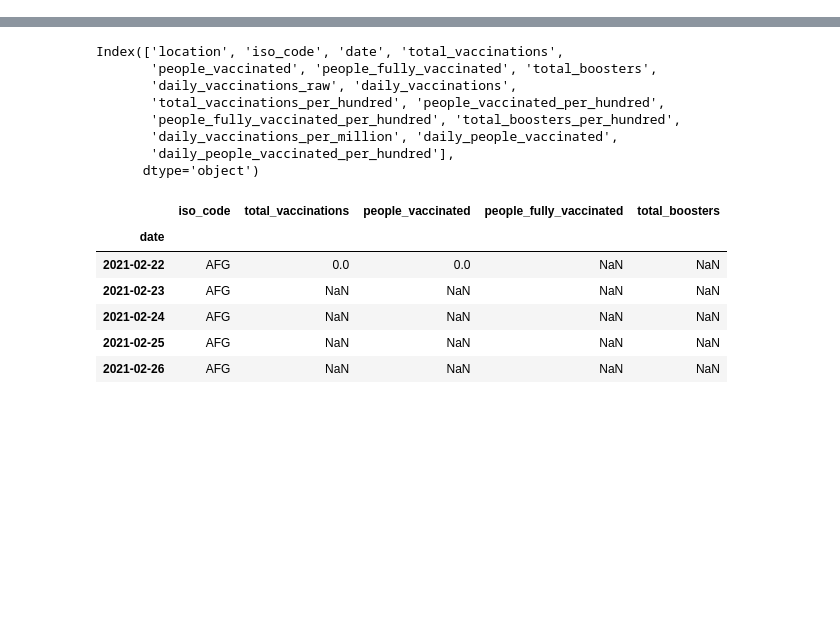
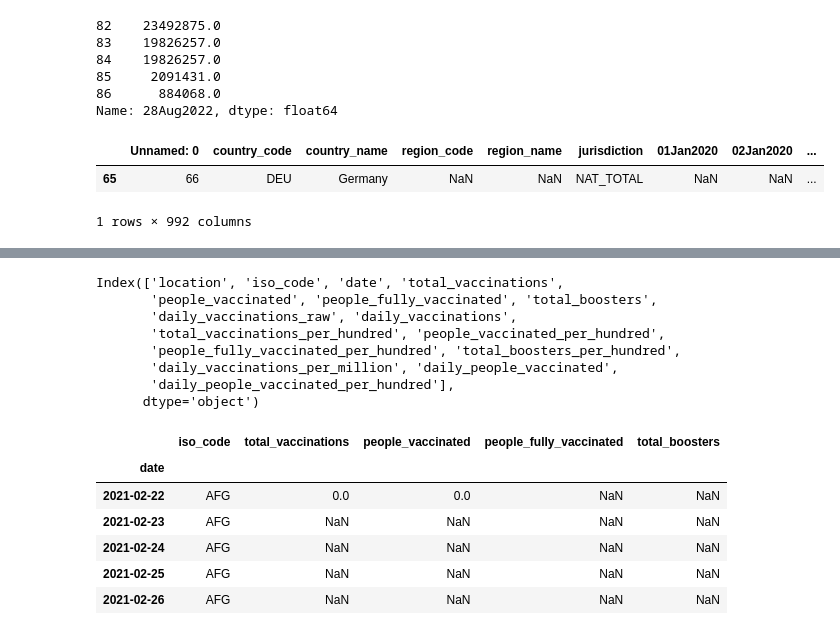
Before and after one commit to tekadata/covid_time_series_prediction, a Jupyter notebook: notebooks/Data_ready_for_all_countries_sumedha.ipynb, the cells around one changed output, grey strips where cells are left out. Drawn from its saved outputs; the diff is of its cells as text; code cells hidden in the pictures; blank space fills up the shorter version.

```diff
--- a/notebooks/Data_ready_for_all_countries_sumedha.ipynb
+++ b/notebooks/Data_ready_for_all_countries_sumedha.ipynb
@@ -99,4 +99,19 @@ df_h8_raw = pd.read_csv(url_h8)
 # Data Frame target
 df_cases_raw = pd.read_csv(url_cases)
 df_deaths_raw = pd.read_csv(url_deaths)
+# %%
+df_cases_raw[df_cases_raw['country_code']=='GBR']['28Aug2022']
+# %% [output]
+82    23492875.0
+83    19826257.0
+84    19826257.0
+85     2091431.0
+86      884068.0
+Name: 28Aug2022, dtype: float64
+# %%
+df_cases_raw[df_cases_raw['country_name']=='Germany']
+# %% [output]
+|  | Unnamed: 0 | country_code | country_name | region_code | region_name | jurisdiction | 01Jan2020 | 02Jan2020 | ... |
+| 65 | 66 | DEU | Germany | NaN | NaN | NAT_TOTAL | NaN | NaN | ... |
+1 rows × 992 columns
 # %%
```
Also changed, not shown: parts of 4 cells of this notebook, 3 other files.
